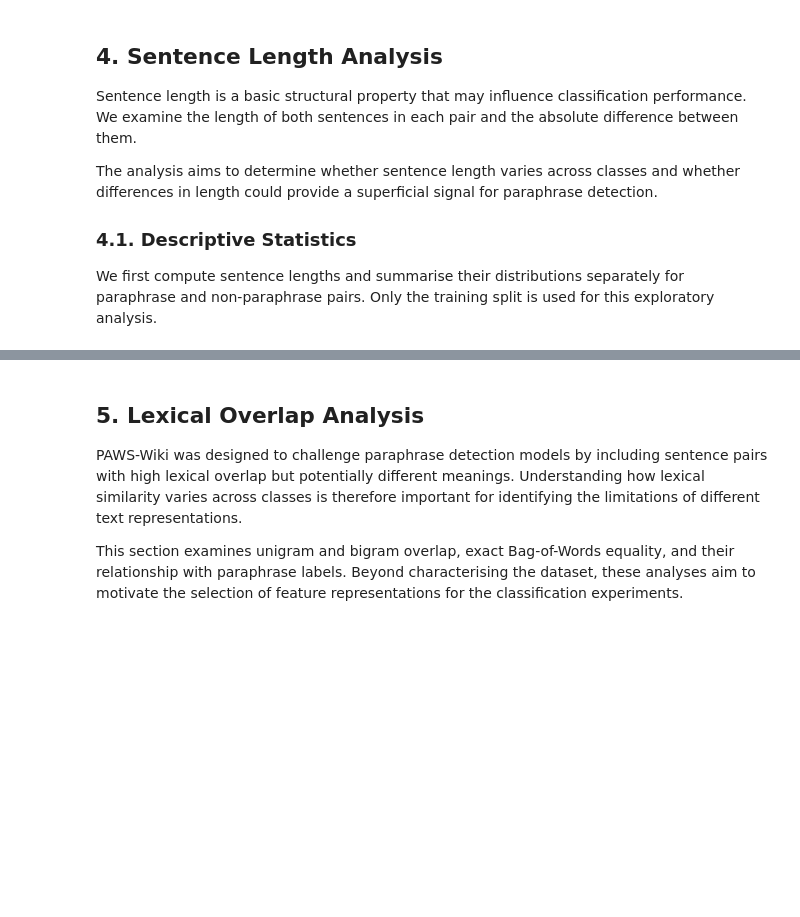
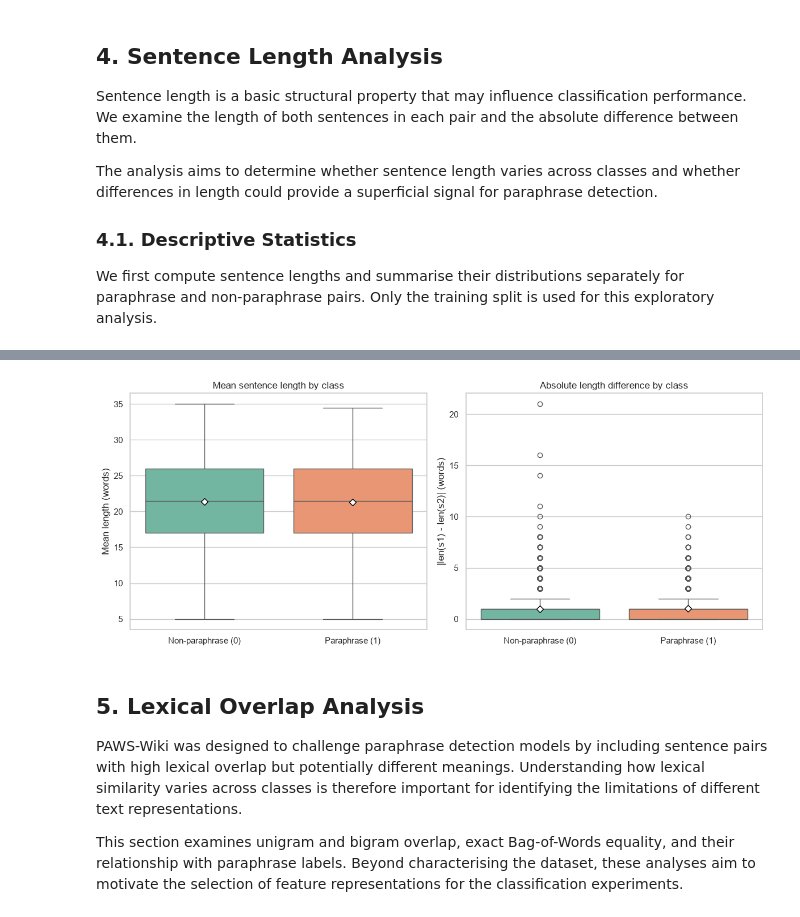
Before and after one commit to nuriallfe/nlp1, a Jupyter notebook: data_exploration.ipynb, the cells around one changed output, grey strips where cells are left out. Cells and saved outputs as stored; diff of their text form; code cells hidden in the pictures; blank space fills up the shorter version.

```diff
--- a/data_exploration.ipynb
+++ b/data_exploration.ipynb
@@ -169,6 +169,51 @@ display(length_summary)
 |  | mean_length | median_length | std_length | mean_abs_diff | median_abs_diff | equal_length_pct |
 | Non-paraphrase (0) | 21.35 | 21.5 | 5.42 | 0.99 | 1.0 | 36.17 |
 | Paraphrase (1) | 21.32 | 21.5 | 5.41 | 1.02 | 1.0 | 33.20 |
+# %%
+#Do a plot of boxes to see the data distribution:
+
+import matplotlib.pyplot as plt
+import seaborn as sns
+
+# Etiquetas legibles para las clases
+label_names = {0: "Non-paraphrase (0)", 1: "Paraphrase (1)"}
+order = list(label_names.values())
+
+plot_df = length_df.copy()
+plot_df["class"] = plot_df["label"].map(label_names)
+
+sns.set_theme(style="whitegrid")
+fig, axes = plt.subplots(1, 2, figsize=(12, 5))
+
+# Marcador de la media (la caja ya muestra la mediana)
+mean_marker = dict(marker="D", markerfacecolor="white",
+                    markeredgecolor="black", markersize=6)
+
+# 1) Longitud media del par de frases
+sns.boxplot(
+    data=plot_df, x="class", y="mean_length", order=order,
+    hue="class", palette="Set2", legend=False,
+    showmeans=True, meanprops=mean_marker, ax=axes[0]
+)
+axes[0].set_title("Mean sentence length by class")
+axes[0].set_xlabel("")
+axes[0].set_ylabel("Mean length (words)")
+
+# 2) Diferencia absoluta de longitud entre sentence1 y sentence2
+sns.boxplot(
+    data=plot_df, x="class", y="length_diff", order=order,
+    hue="class", palette="Set2", legend=False,
+    showmeans=True, meanprops=mean_marker, ax=axes[1]
+)
+axes[1].set_title("Absolute length difference by class")
+axes[1].set_xlabel("")
+axes[1].set_ylabel("|len(s1) - len(s2)| (words)")
+
+plt.tight_layout()
+plt.savefig("boxplot_lengths_by_class.png", dpi=300, bbox_inches="tight")
+plt.show()
+# %% [output]
+[figure, added]
 # %% [markdown]
 ## 5. Lexical Overlap Analysis
 
```
Also changed, not shown: parts of 8 cells of this notebook, 3 other files.
